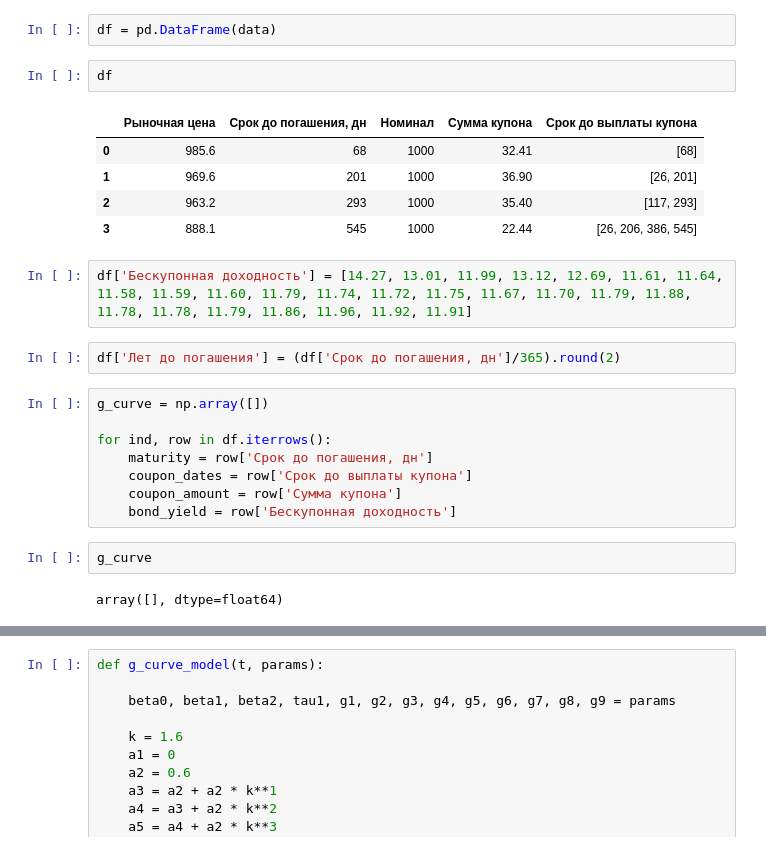
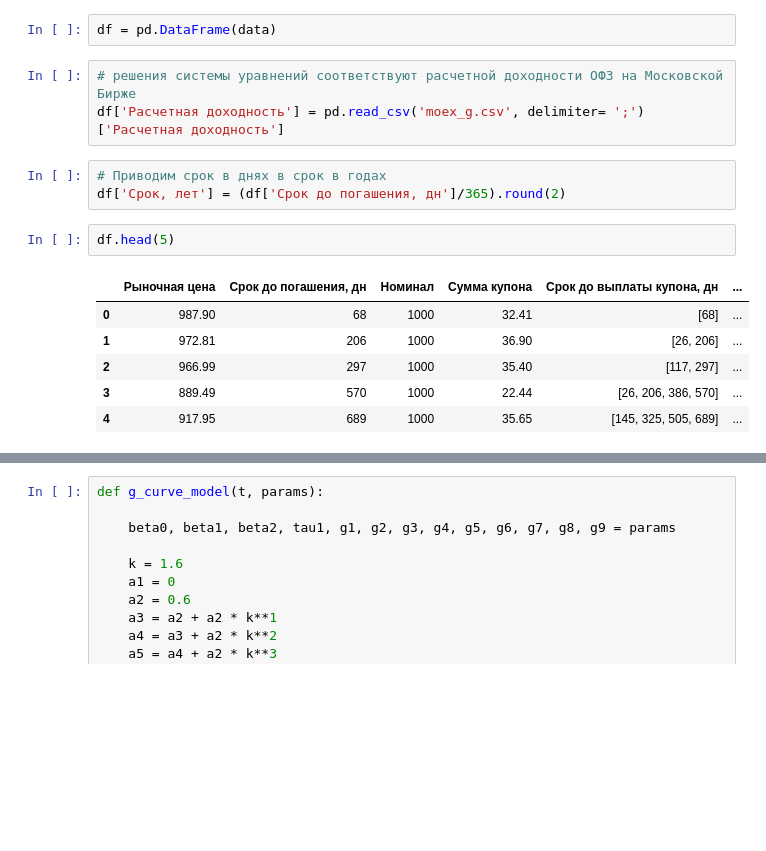
Before and after one commit to MolchanovSergey/curve, a Jupyter notebook: g_curve .ipynb, the cells around one changed output, grey strips where cells are left out. Cells and saved outputs as stored; diff of their text form; blank space fills up the shorter version.

```diff
--- a/g_curve .ipynb
+++ b/g_curve .ipynb
@@ -13,26 +31,17 @@ data = {
 # %%
 df = pd.DataFrame(data)
+# %%
+# решения системы уравнений соответствуют расчетной доходности ОФЗ на Московской Бирже
+df['Расчетная доходность'] = pd.read_csv('moex_g.csv', delimiter= ';')['Расчетная доходность']
+# %%
+# Приводим срок в днях в срок в годах
+df['Срок, лет'] = (df['Срок до погашения, дн']/365).round(2)
 # %%
-df
+df.head(5)
 # %% [output]
-|  | Рыночная цена | Срок до погашения, дн | Номинал | Сумма купона | Срок до выплаты купона |
-| 0 | 985.6 | 68 | 1000 | 32.41 | [68] |
-| 1 | 969.6 | 201 | 1000 | 36.90 | [26, 201] |
-| 2 | 963.2 | 293 | 1000 | 35.40 | [117, 293] |
-| 3 | 888.1 | 545 | 1000 | 22.44 | [26, 206, 386, 545] |
+|  | Рыночная цена | Срок до погашения, дн | Номинал | Сумма купона | Срок до выплаты купона, дн | ... |
+| 0 | 987.90 | 68 | 1000 | 32.41 | [68] | ... |
+| 1 | 972.81 | 206 | 1000 | 36.90 | [26, 206] | ... |
+| 2 | 966.99 | 297 | 1000 | 35.40 | [117, 297] | ... |
+| 3 | 889.49 | 570 | 1000 | 22.44 | [26, 206, 386, 570] | ... |
+| 4 | 917.95 | 689 | 1000 | 35.65 | [145, 325, 505, 689] | ... |
-# %%
-df['Бескупонная доходность'] = [14.27, 13.01, 11.99, 13.12, 12.69, 11.61, 11.64, 11.58, 11.59, 11.60, 11.79, 11.74, 11.72, 11.75, 11.67, 11.70, 11.79, 11.88, 11.78, 11.78, 11.79, 11.86, 11.96, 11.92, 11.91]
-# %%
-df['Лет до погашения'] = (df['Срок до погашения, дн']/365).round(2)
-# %%
-g_curve = np.array([])
-
-for ind, row in df.iterrows():
-    maturity = row['Срок до погашения, дн']
-    coupon_dates = row['Срок до выплаты купона']
-    coupon_amount = row['Сумма купона']
-    bond_yield = row['Бескупонная доходность']
-# %%
-g_curve
-# %% [output]
-array([], dtype=float64)
```
Also changed, not shown: parts of 24 cells of this notebook.
